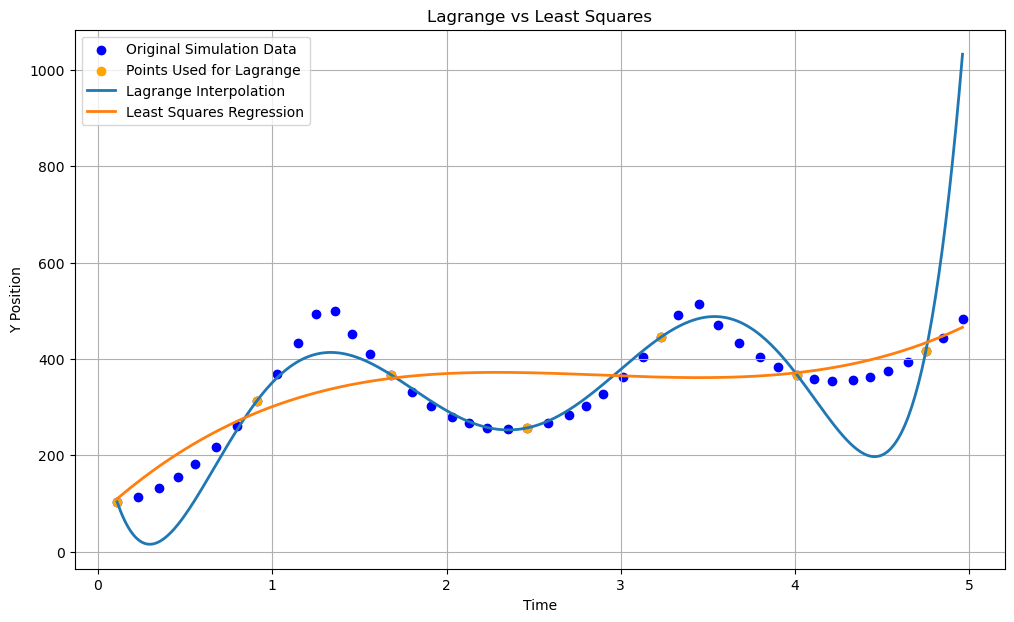
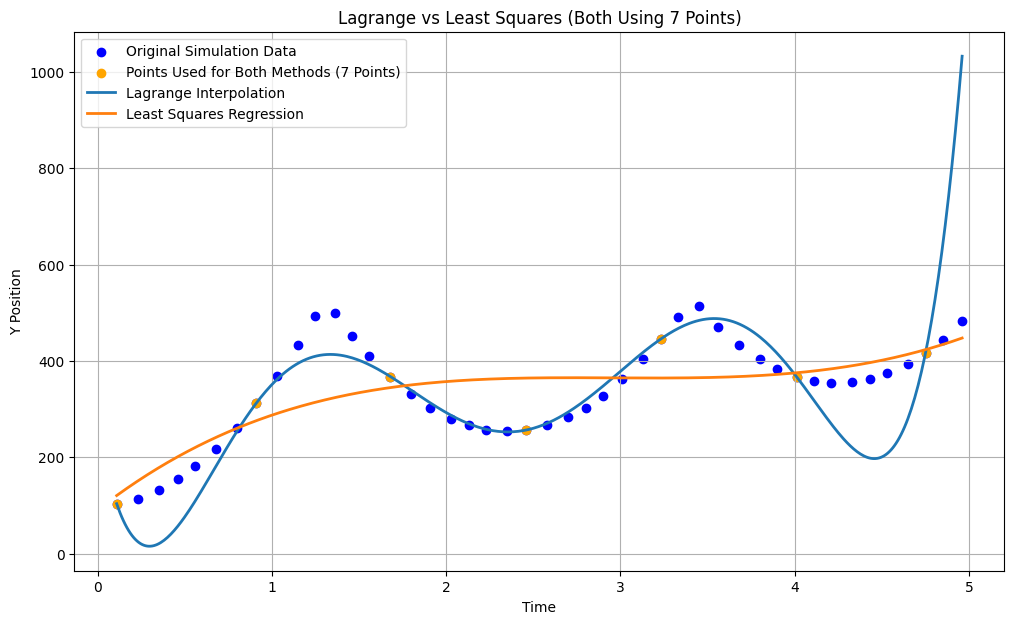
Code edit (unified diff) that turned the first committed figure into the second:
--- before
+++ after
@@ -35,7 +35,8 @@
 # LEAST SQUARES REGRESSION
 # =========================
+# Use same 7 points for fair comparison
 degree = 3
 
-coeffs = np.polyfit(t, y, degree)
+coeffs = np.polyfit(t_sub, y_sub, degree)
 
 least_squares_poly = np.poly1d(coeffs)
@@ -62,7 +63,7 @@
 plt.scatter(t, y, color='blue', label='Original Simulation Data')
 
-# Selected points for Lagrange
+# Selected points for both methods
 plt.scatter(t_sub, y_sub, color='orange',
-            label='Points Used for Lagrange')
+            label='Points Used for Both Methods (7 Points)')
 
 # Lagrange curve
@@ -78,5 +79,5 @@
 plt.xlabel("Time")
 plt.ylabel("Y Position")
-plt.title("Lagrange vs Least Squares")
+plt.title("Lagrange vs Least Squares (Both Using 7 Points)")
 plt.grid(True)
 plt.legend()

Commit: Udated